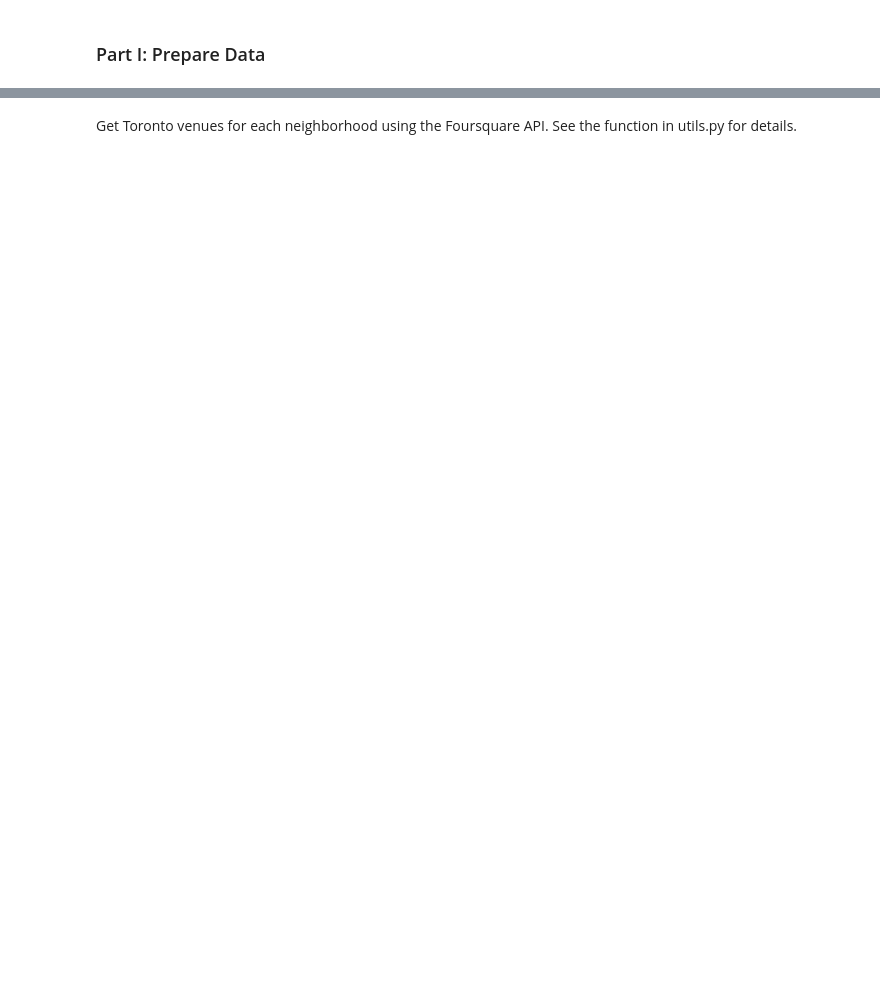
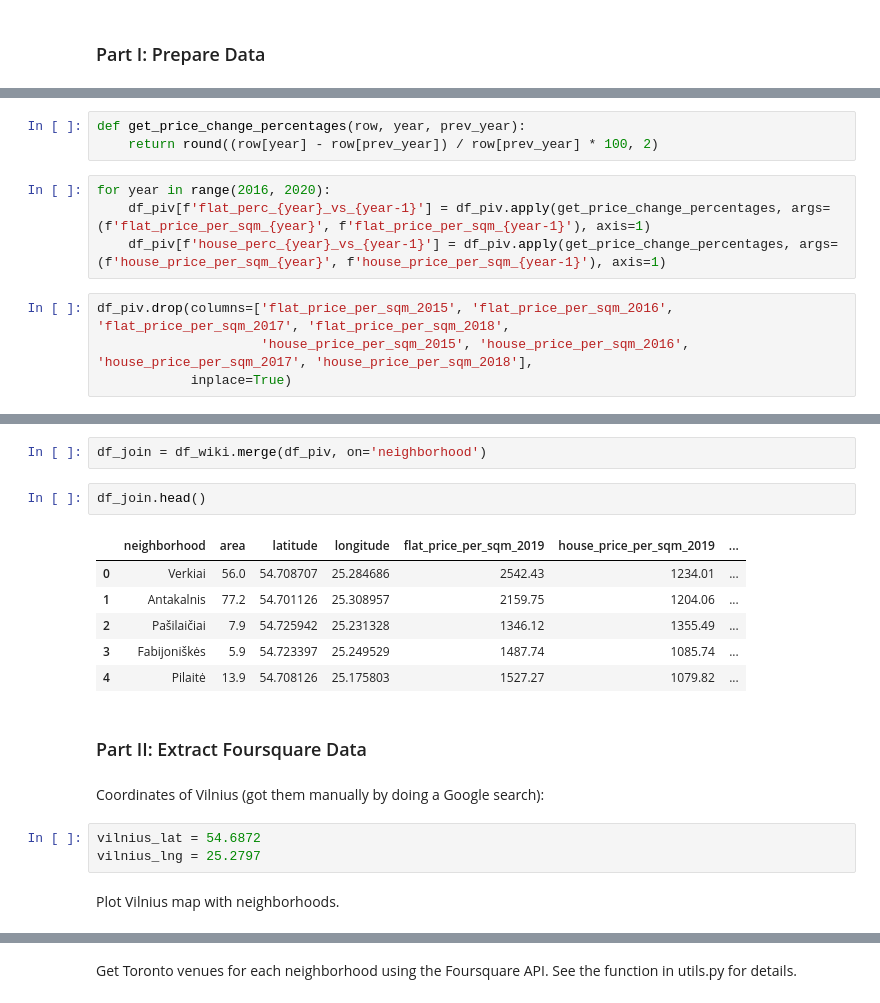
Before and after one commit to mantcep/dspc, a Jupyter notebook: notebooks/dspc-cp.ipynb, the cells around one changed output, grey strips where cells are left out. Drawn from its saved outputs; the diff is of its cells as text; blank space fills up the shorter version.

```diff
--- a/segmenting-neighborhoods-toronto.ipynb
+++ b/notebooks/dspc-cp.ipynb
@@ -210,0 +92,11 @@ map_toronto
+# %%
+def get_price_change_percentages(row, year, prev_year):
+    return round((row[year] - row[prev_year]) / row[prev_year] * 100, 2)
+# %%
+for year in range(2016, 2020):
+    df_piv[f'flat_perc_{year}_vs_{year-1}'] = df_piv.apply(get_price_change_percentages, args=(f'flat_price_per_sqm_{year}', f'flat_price_per_sqm_{year-1}'), axis=1)
+    df_piv[f'house_perc_{year}_vs_{year-1}'] = df_piv.apply(get_price_change_percentages, args=(f'house_price_per_sqm_{year}', f'house_price_per_sqm_{year-1}'), axis=1)
+# %%
+df_piv.drop(columns=['flat_price_per_sqm_2015', 'flat_price_per_sqm_2016', 'flat_price_per_sqm_2017', 'flat_price_per_sqm_2018',
+                     'house_price_per_sqm_2015', 'house_price_per_sqm_2016', 'house_price_per_sqm_2017', 'house_price_per_sqm_2018'],
+            inplace=True)
@@ -210,0 +112,20 @@ map_toronto
+# %%
+df_join = df_wiki.merge(df_piv, on='neighborhood')
+# %%
+df_join.head()
+# %% [output]
+|  | neighborhood | area | latitude | longitude | flat_price_per_sqm_2019 | house_price_per_sqm_2019 | ... |
+| 0 | Verkiai | 56.0 | 54.708707 | 25.284686 | 2542.43 | 1234.01 | ... |
+| 1 | Antakalnis | 77.2 | 54.701126 | 25.308957 | 2159.75 | 1204.06 | ... |
+| 2 | Pašilaičiai | 7.9 | 54.725942 | 25.231328 | 1346.12 | 1355.49 | ... |
+| 3 | Fabijoniškės | 5.9 | 54.723397 | 25.249529 | 1487.74 | 1085.74 | ... |
+| 4 | Pilaitė | 13.9 | 54.708126 | 25.175803 | 1527.27 | 1079.82 | ... |
+# %% [markdown]
+### Part II: Extract Foursquare Data
+# %% [markdown]
+Coordinates of Vilnius (got them manually by doing a Google search):
+# %%
+vilnius_lat = 54.6872
+vilnius_lng = 25.2797
+# %% [markdown]
+Plot Vilnius map with neighborhoods.
```
Also changed, not shown: parts of 61 cells of this notebook, 9 other files.
